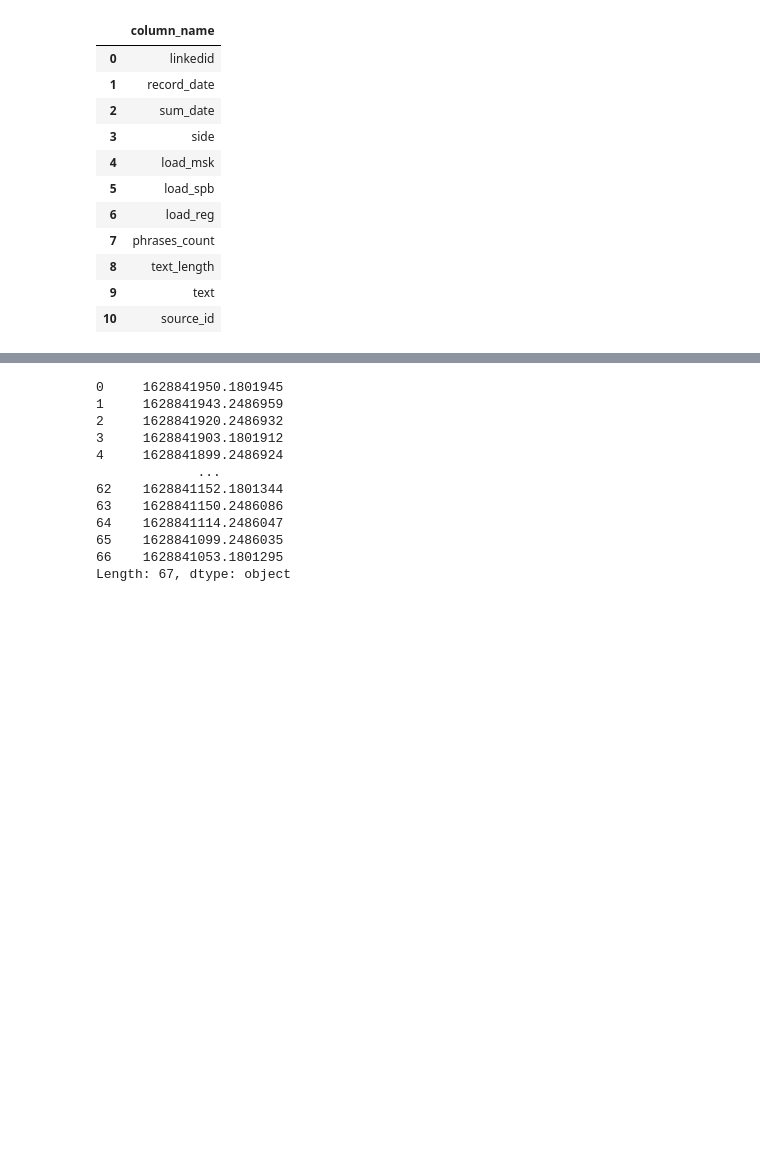
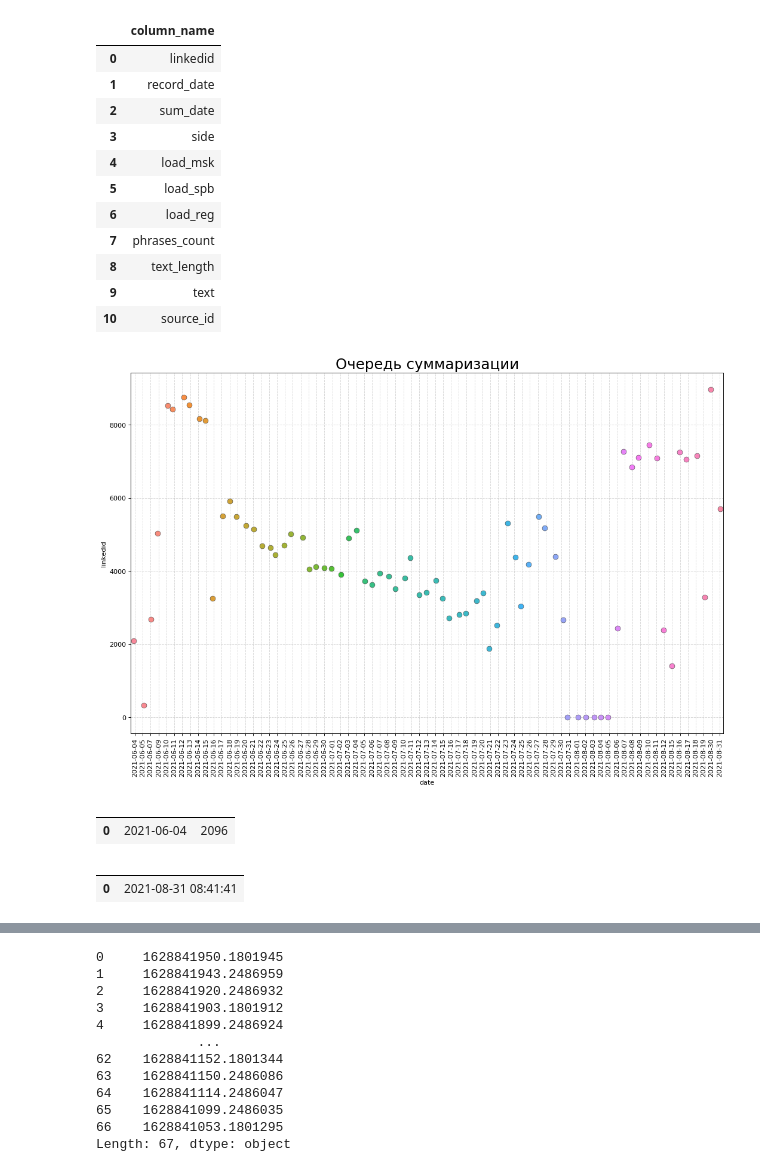
Before and after one commit to format37/call_centre_stt_server, a Jupyter notebook: summarizator.ipynb, the cells around one changed output, grey strips where cells are left out. Saved outputs shown, nothing was run; the diff lists cells and outputs as text; code cells hidden in the pictures; blank space fills up the shorter version.

```diff
--- a/summarizator.ipynb
+++ b/summarizator.ipynb
@@ -146,6 +148,40 @@ queue
 | 8 | text_length |
 | 9 | text |
 | 10 | source_id |
+# %%
+def summarization_queue_state():
+    header = 'Очередь суммаризации'
+    query = "SELECT CAST(sum_date AS DATE) as date, count(distinct linkedid) as linkedid"
+    query += " FROM summarization"
+    query += " group by CAST(sum_date AS DATE)"
+    query += " order by CAST(sum_date AS DATE);"
+    df = read_sql(query)
+    fig, ax = plt.subplots(figsize=(16,10), dpi= 80)
+    sns.stripplot(df.date, df.linkedid, jitter=0.25, size=8, ax=ax, linewidth=.5)
+    plt.gca().set_xticklabels(labels = df.date, rotation=90)
+    # Decorations
+    plt.grid(linestyle='--', alpha=0.5)
+    plt.title(header, fontsize=22)
+    plt.show()
+# %% [output]
+[figure, added]
+# %%
+query = "SELECT top 1 CAST(sum_date AS DATE), count(distinct linkedid)"
+query += " FROM summarization"
+query += " group by CAST(sum_date AS DATE)"
+query += " order by CAST(sum_date AS DATE);"
+queue = read_sql(query)
+queue
+# %% [output]
+|  |  |  |
+| 0 | 2021-06-04 | 2096 |
+# %%
+query = "SELECT max(sum_date) FROM summarization;"
+queue = read_sql(query)
+queue
+# %% [output]
+|  |  |
+| 0 | 2021-08-31 08:41:41 |
 # %%
 query = "SELECT max(sum_date) FROM summarization;"
 queue = read_sql(query)
```
Also changed, not shown: parts of 11 cells of this notebook, 1 other file.
